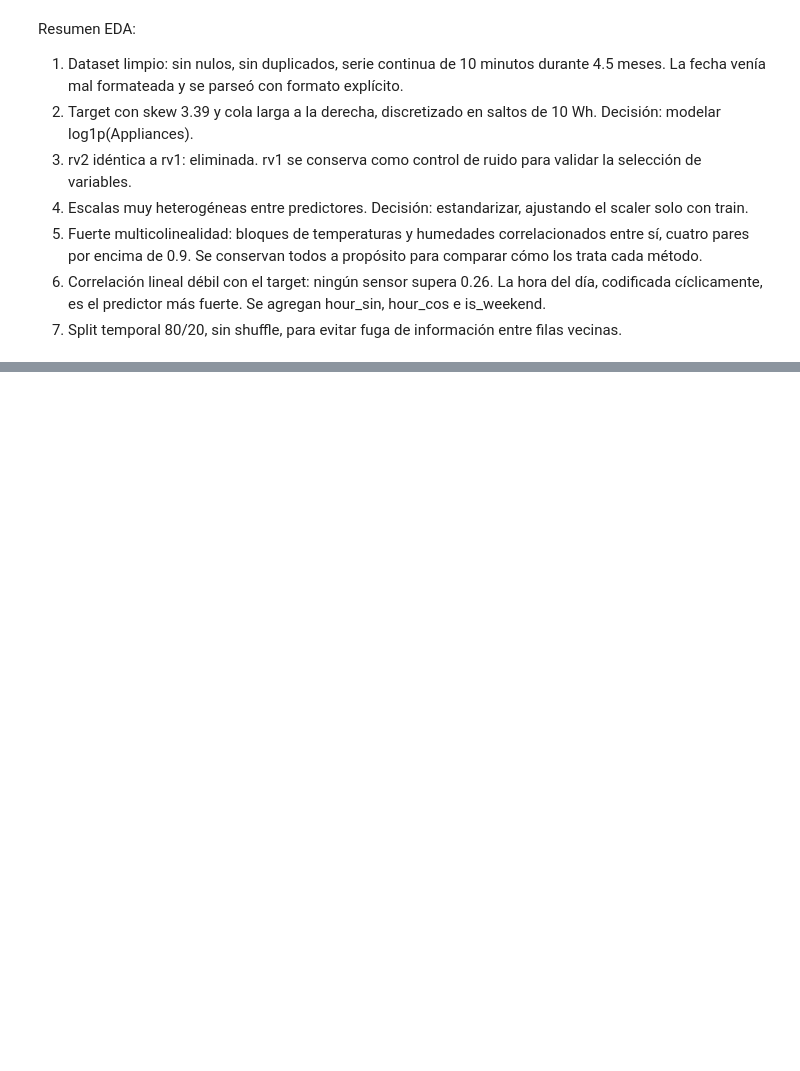
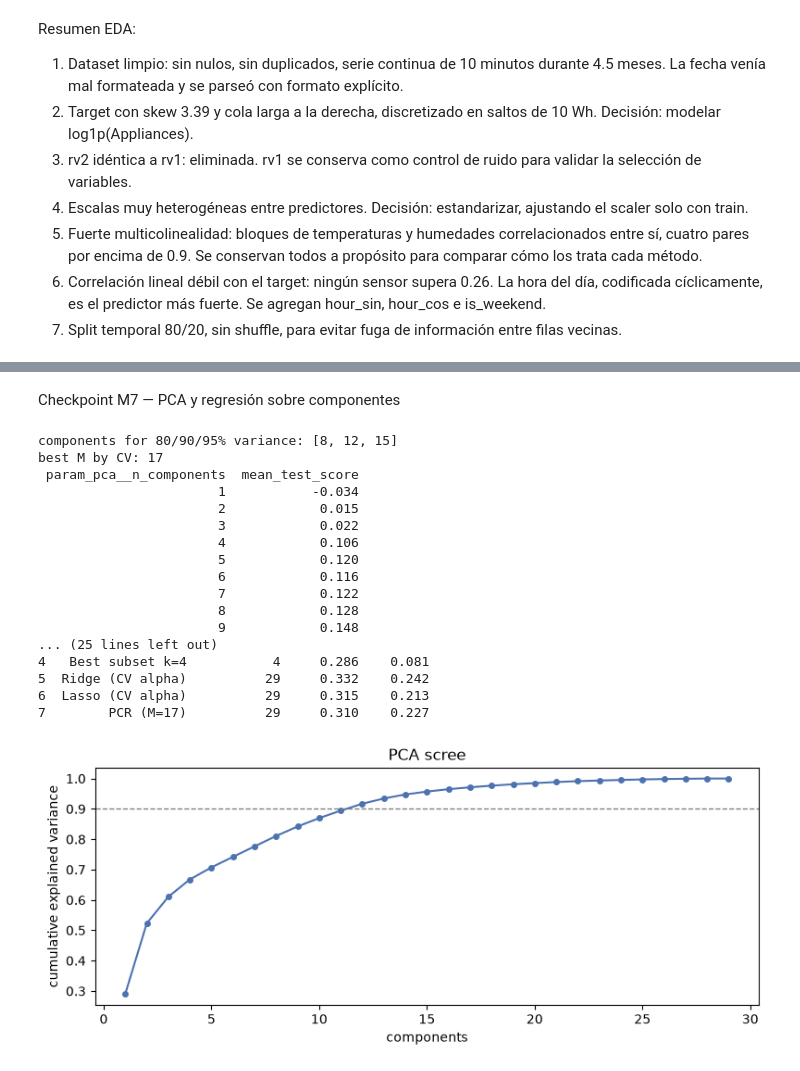
Before and after one commit to aristotekean/ml-lab02-best-subset-lasso, a Jupyter notebook: notebooks/lab02.ipynb, the cells around one changed output, grey strips where cells are left out. Cells and saved outputs as stored; diff of their text form; code cells hidden in the pictures; blank space fills up the shorter version.

```diff
--- a/notebooks/lab02.ipynb
+++ b/notebooks/lab02.ipynb
@@ -273,0 +517,47 @@ Resumen EDA:
+# %% [markdown]
+Checkpoint M7 — PCA y regresión sobre componentes
+# %%
+from sklearn.decomposition import PCA
+from sklearn.pipeline import Pipeline
+from sklearn.model_selection import GridSearchCV
+
+pca = PCA().fit(X_train_s)
+cum_var = np.cumsum(pca.explained_variance_ratio_)
+print("components for 80/90/95% variance:", [int(np.argmax(cum_var >= t)) + 1 for t in (0.8, 0.9, 0.95)])
+
+fig, ax = plt.subplots(figsize=(8, 3.5))
+ax.plot(range(1, 30), cum_var, marker="o", ms=4, color="#4C72B0")
+ax.axhline(0.9, color="gray", ls="--", lw=1)
+ax.set_xlabel("components"); ax.set_ylabel("cumulative explained variance"); ax.set_title("PCA scree")
+plt.tight_layout()
+
+pcr = Pipeline([("pca", PCA()), ("ols", LinearRegression())])
+grid = GridSearchCV(pcr, {"pca__n_components": range(1, 30)}, cv=tscv, scoring="r2").fit(X_train_s, y_train)
+best_m = grid.best_params_["pca__n_components"]
+print("best M by CV:", best_m)
+
+cv_curve = pd.DataFrame(grid.cv_results_)[["param_pca__n_components", "mean_test_score"]]
+print(cv_curve.round(3).to_string(index=False))
+
+results.append(evaluate(Pipeline([("pca", PCA(n_components=best_m)), ("ols", LinearRegression())]),
+                        X_train_s, y_train, X_test_s, y_test, f"PCR (M={best_m})"))
+print(pd.DataFrame(results)[["model", "n_features", "r2_train", "r2_test"]].round(3).to_string())
+# %% [output]
+components for 80/90/95% variance: [8, 12, 15]
+best M by CV: 17
+ param_pca__n_components  mean_test_score
+                       1           -0.034
+                       2            0.015
+                       3            0.022
+                       4            0.106
+                       5            0.120
+                       6            0.116
+                       7            0.122
+                       8            0.128
+                       9            0.148
+... (25 lines left out)
+4   Best subset k=4           4     0.286    0.081
+5  Ridge (CV alpha)          29     0.332    0.242
+6  Lasso (CV alpha)          29     0.315    0.213
+7        PCR (M=17)          29     0.310    0.227
+[figure, added]
```
Also changed, not shown: parts of 19 cells of this notebook, 2 other files.
